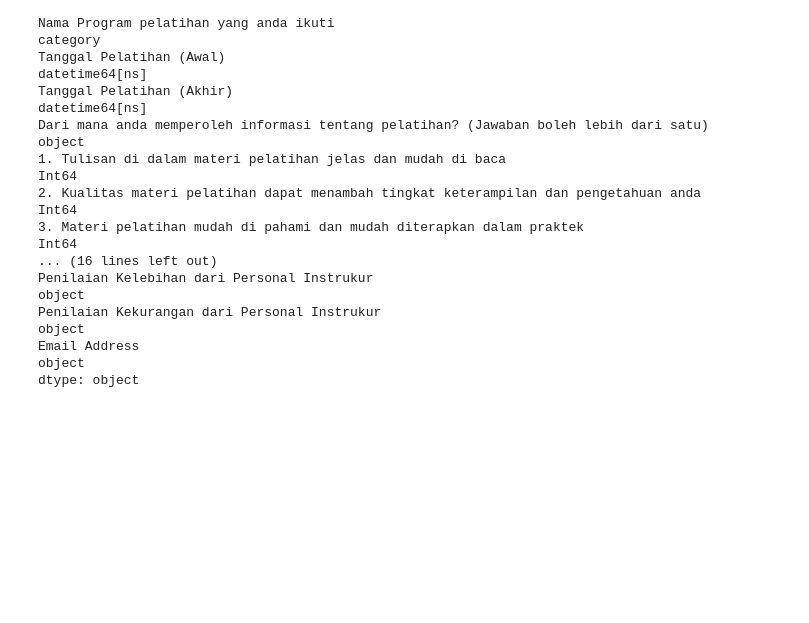
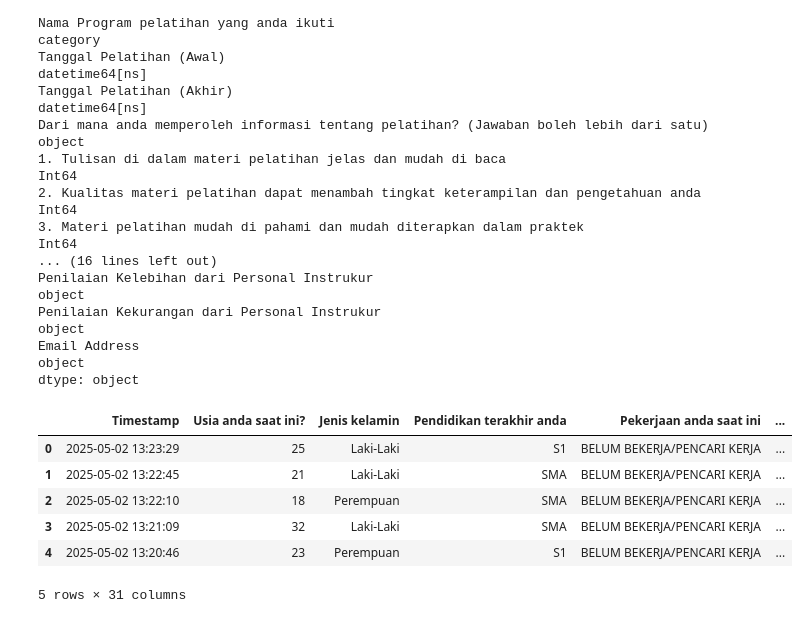
Before and after one commit to Irvan-Himawan/dashboard-monev-online, a Jupyter notebook: source_analyisis.ipynb, the cells around one changed output. Drawn from its saved outputs; the diff is of its cells as text; code cells hidden in the pictures; blank space fills up the shorter version.

```diff
--- a/source_analyisis.ipynb
+++ b/source_analyisis.ipynb
@@ -145,3 +145,19 @@ Penilaian Kelebihan dari Personal Instrukur
 Penilaian Kekurangan dari Personal Instrukur                                                         object
 Email Address                                                                                        object
 dtype: object
+# %%
+df = df[df['Email Address'].notna() & (df['Email Address'] != ' ')]
+
+df = df.sort_values(by=['Nama Program pelatihan yang anda ikuti','Timestamp'],ascending=False)
+
+df_cleaned = df.reset_index(drop=True)
+df_cleaned = df_cleaned.drop_duplicates(subset=['Email Address','Nama Program pelatihan yang anda ikuti'], keep='first')
+df_cleaned.head()
+# %% [output]
+|  | Timestamp | Usia anda saat ini? | Jenis kelamin | Pendidikan terakhir anda | Pekerjaan anda saat ini | ... |
+| 0 | 2025-05-02 13:23:29 | 25 | Laki-Laki | S1 | BELUM BEKERJA/PENCARI KERJA | ... |
+| 1 | 2025-05-02 13:22:45 | 21 | Laki-Laki | SMA | BELUM BEKERJA/PENCARI KERJA | ... |
+| 2 | 2025-05-02 13:22:10 | 18 | Perempuan | SMA | BELUM BEKERJA/PENCARI KERJA | ... |
+| 3 | 2025-05-02 13:21:09 | 32 | Laki-Laki | SMA | BELUM BEKERJA/PENCARI KERJA | ... |
+| 4 | 2025-05-02 13:20:46 | 23 | Perempuan | S1 | BELUM BEKERJA/PENCARI KERJA | ... |
+5 rows × 31 columns
```
